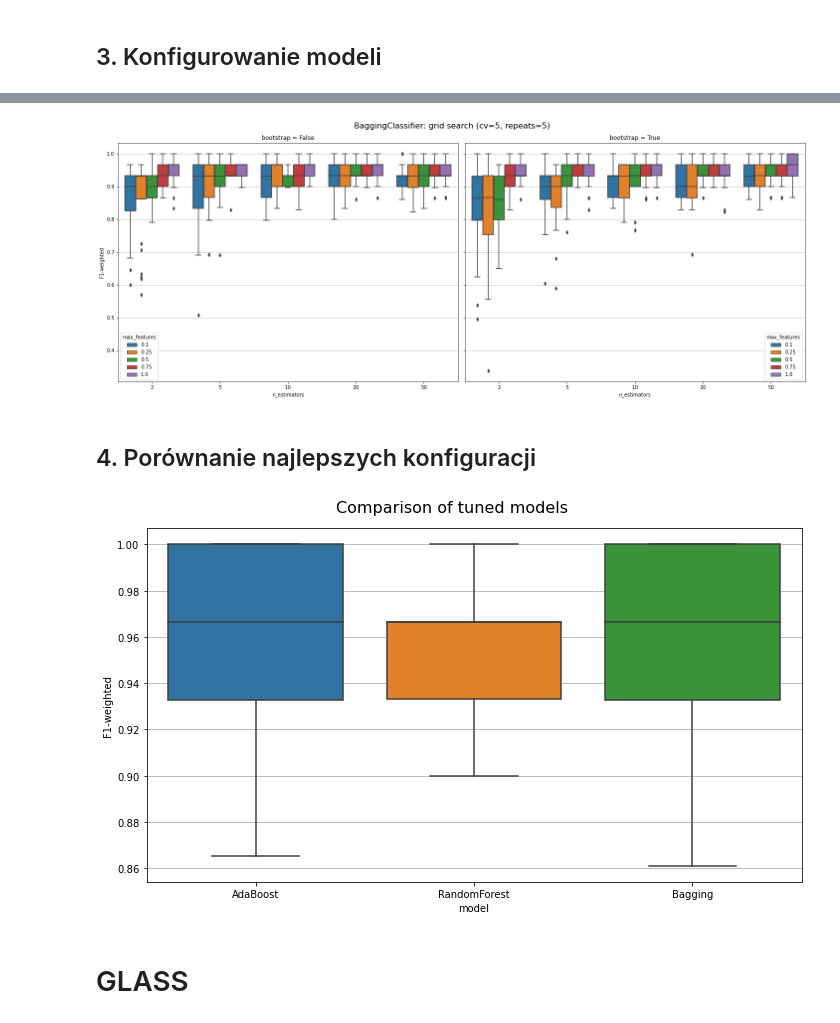
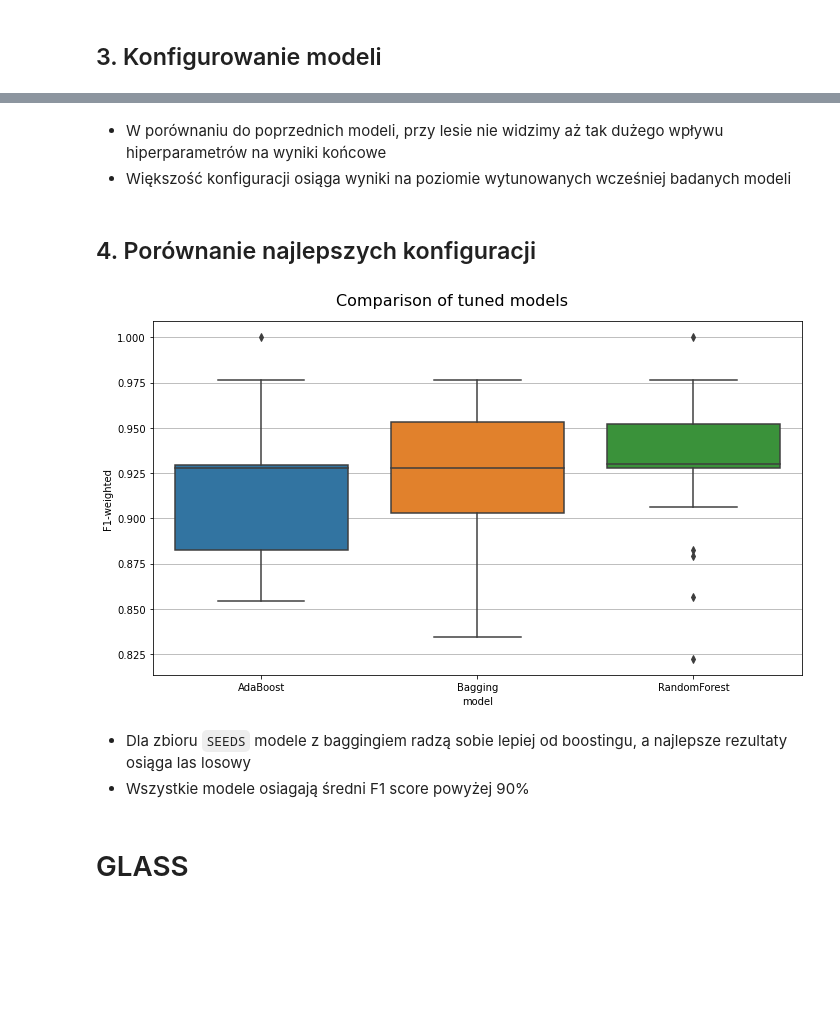
Before and after one commit to PatRyg99/ML-PWR-2022, a Jupyter notebook: Lista 5/lista-5.ipynb, the cells around one changed output, grey strips where cells are left out. Cells and saved outputs as stored; diff of their text form; code cells hidden in the pictures; blank space fills up the shorter version.

```diff
--- a/Lista 5/lista-5.ipynb
+++ b/Lista 5/lista-5.ipynb
@@ -170,3 +172,3 @@ iris_data.head()
 # %%
-train_eval_model(AdaBoostClassifier(), iris_data)
+train_eval_model(AdaBoostClassifier(), seeds_data)
 # %% [output]
@@ -184,0 +189,2 @@ Iris-versicolor       0.83      1.00      0.91        10
+# %%
+train_eval_model(BaggingClassifier(), seeds_data)
@@ -185,3 +206,3 @@ Iris-versicolor       0.83      1.00      0.91        10
 # %%
-train_eval_model(RandomForestClassifier(), iris_data)
+train_eval_model(RandomForestClassifier(), seeds_data)
 # %% [output]
@@ -274,22 +295,21 @@ df = grid_search(BaggingClassifier, iris_data, model_params_list)
-# %%
-plot_grid_search(
-    df, "n_estimators", "F1-weighted", "max_features", "bootstrap",
-    title="BaggingClassifier: grid search (cv=5, repeats=5)"
-)
-# %% [output]
-[figure, removed]
+# %% [markdown]
+* W porównaniu do poprzednich modeli, przy lesie nie widzimy aż tak dużego wpływu hiperparametrów na wyniki końcowe
+* Większość konfiguracji osiąga wyniki na poziomie wytunowanych wcześniej badanych modeli
 # %% [markdown]
 ## 4. Porównanie najlepszych konfiguracji
 # %%
 models = {
-    "AdaBoost": AdaBoostClassifier(n_estimators=25, learning_rate=1.0, algorithm="SAMME.R"),
-    "RandomForest": RandomForestClassifier(n_estimators=50, min_samples_split=3, max_features=None),
-    "Bagging": BaggingClassifier(n_estimators=50, max_features=1.0, bootstrap=True)
+    "AdaBoost": AdaBoostClassifier(n_estimators=200, learning_rate=0.5, algorithm="SAMME"),
+    "Bagging": BaggingClassifier(n_estimators=20, max_features=1.0, bootstrap=True),
+    "RandomForest": RandomForestClassifier(n_estimators=50, min_samples_split=3, max_features="sqrt"),
 }
 # %%
-plot_model_comparison(models, iris_data)
+plot_model_comparison(models, seeds_data)
 # %% [output]
-[figure, old version]
+[figure, new version]
+# %% [markdown]
+* Dla zbioru `SEEDS` modele z baggingiem radzą sobie lepiej od boostingu, a najlepsze rezultaty osiąga las losowy
+* Wszystkie modele osiagają średni F1 score powyżej 90%
 # %% [markdown]
 # GLASS
 # %% [markdown]
```
Also changed, not shown: parts of 73 cells of this notebook, 1 other file.
